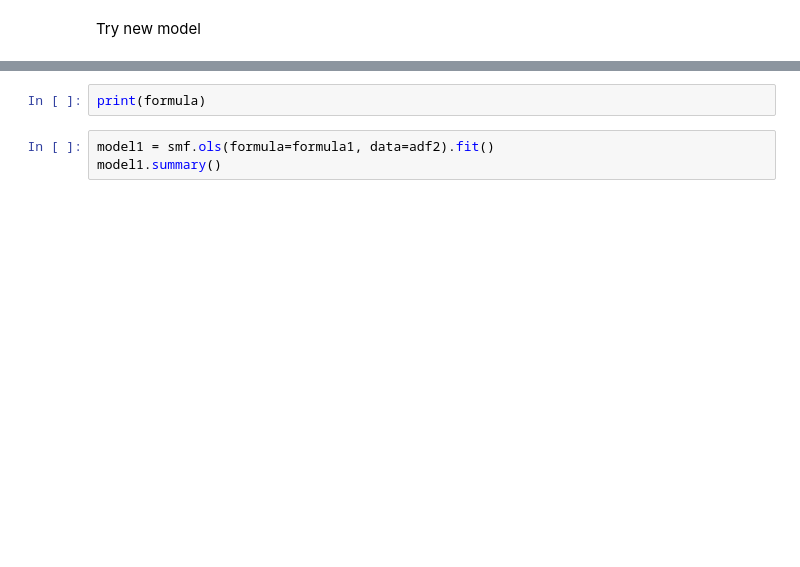
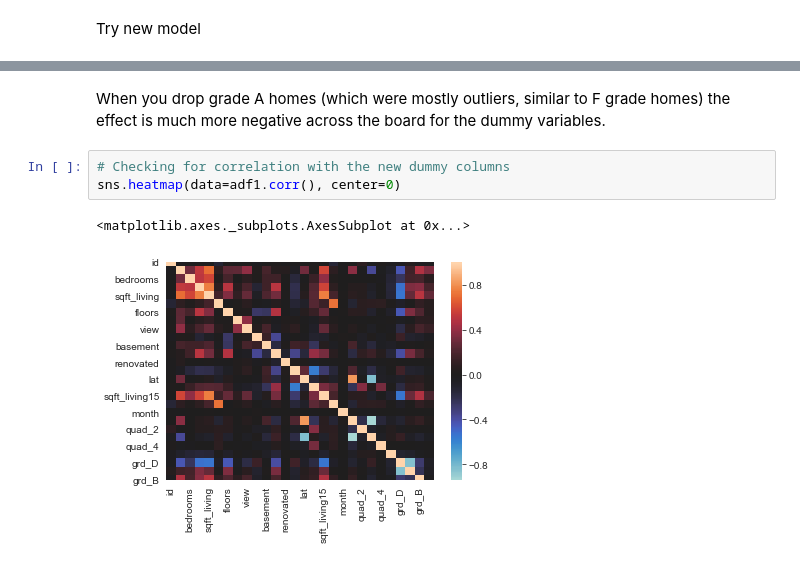
Before and after one commit to bmauss/Regression-Model-for-King-County-Housing-Market, a Jupyter notebook: Regression Model.ipynb, the cells around one changed output, grey strips where cells are left out. Drawn from its saved outputs; the diff is of its cells as text; blank space fills up the shorter version.

```diff
--- a/Regression Model.ipynb
+++ b/Regression Model.ipynb
@@ -647,5 +757,8 @@ model1.summary2()
-# %%
-print(formula)
-# %%
-model1 = smf.ols(formula=formula1, data=adf2).fit()
-model1.summary()
+# %% [markdown]
+When you drop grade A homes (which were mostly outliers, similar to F grade homes) the effect is much more negative across the board for the dummy variables.
+# %%
+# Checking for correlation with the new dummy columns
+sns.heatmap(data=adf1.corr(), center=0)
+# %% [output]
+<matplotlib.axes._subplots.AxesSubplot at 0x...>
+[figure, added]
```
Also changed, not shown: parts of 67 cells of this notebook.
